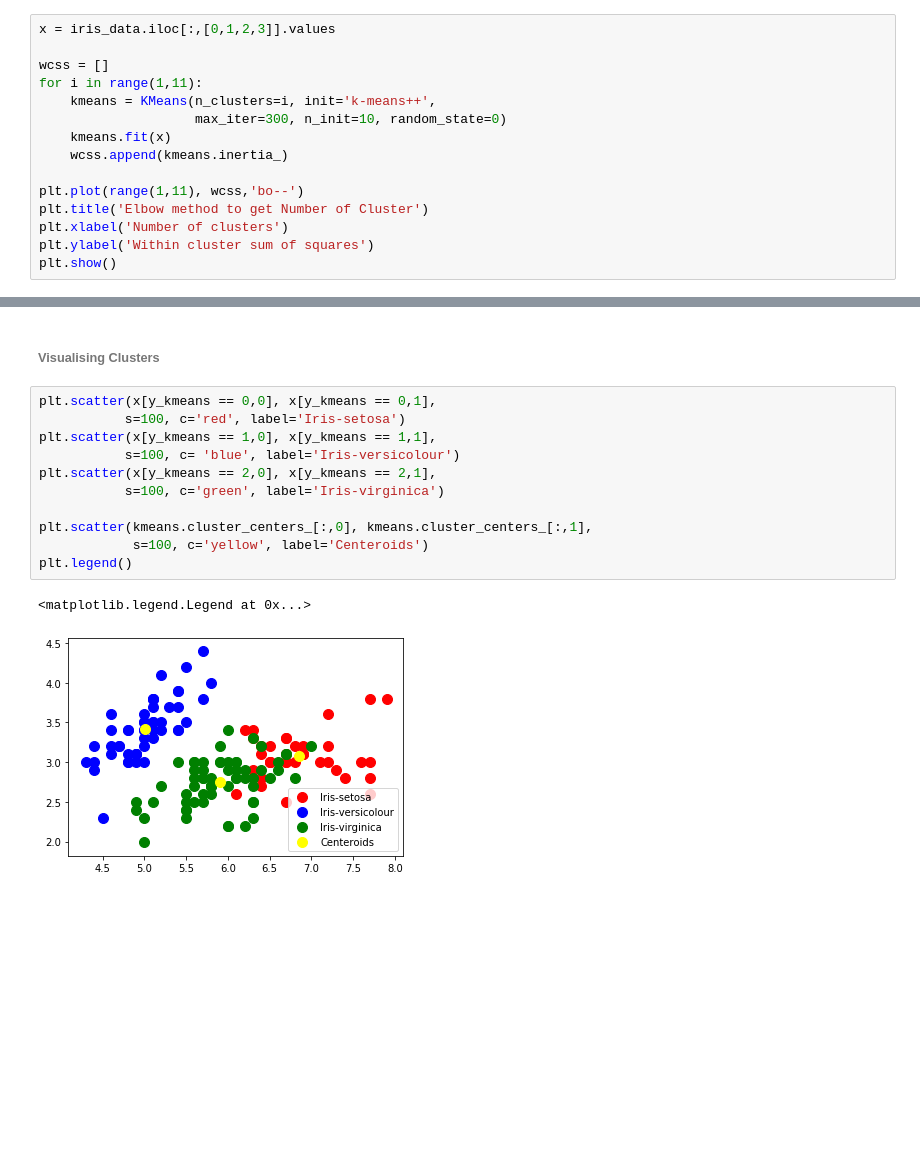
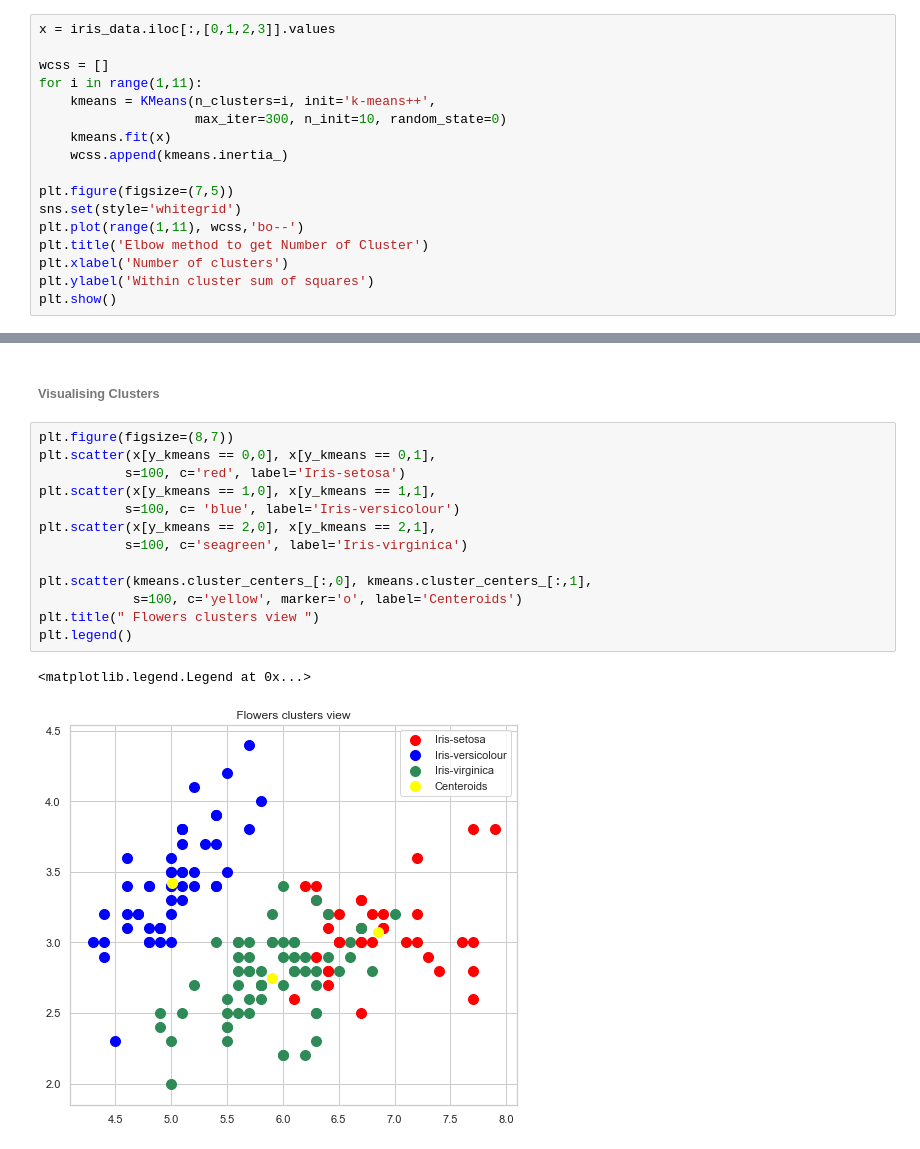
Before and after one commit to imakash3011/The_Sparks_Foundation, a Jupyter notebook: Task-2/IrisDataSet.ipynb, the cells around one changed output, grey strips where cells are left out. Cells and saved outputs as stored; diff of their text form; blank space fills up the shorter version.

```diff
--- a/Task-2/IrisDataSet.ipynb
+++ b/Task-2/IrisDataSet.ipynb
@@ -91,6 +106,8 @@ for i in range(1,11):
     kmeans.fit(x)
     wcss.append(kmeans.inertia_)
 
+plt.figure(figsize=(7,5))
+sns.set(style='whitegrid')
 plt.plot(range(1,11), wcss,'bo--')
 plt.title('Elbow method to get Number of Cluster')
 plt.xlabel('Number of clusters')
@@ -106,16 +123,18 @@ y_kmeans = kmeans.fit_predict(x)
 # %% [markdown]
 ###### Visualising Clusters
 # %%
+plt.figure(figsize=(8,7))
 plt.scatter(x[y_kmeans == 0,0], x[y_kmeans == 0,1],
            s=100, c='red', label='Iris-setosa')
 plt.scatter(x[y_kmeans == 1,0], x[y_kmeans == 1,1],
            s=100, c= 'blue', label='Iris-versicolour')
 plt.scatter(x[y_kmeans == 2,0], x[y_kmeans == 2,1],
-           s=100, c='green', label='Iris-virginica')
+           s=100, c='seagreen', label='Iris-virginica')
 
 plt.scatter(kmeans.cluster_centers_[:,0], kmeans.cluster_centers_[:,1],
-            s=100, c='yellow', label='Centeroids')
+            s=100, c='yellow', marker='o', label='Centeroids')
+plt.title(" Flowers clusters view ")
 plt.legend()
 # %% [output]
 <matplotlib.legend.Legend at 0x...>
-[figure, old version]
+[figure, new version]
```
Also changed, not shown: parts of 7 cells of this notebook.
